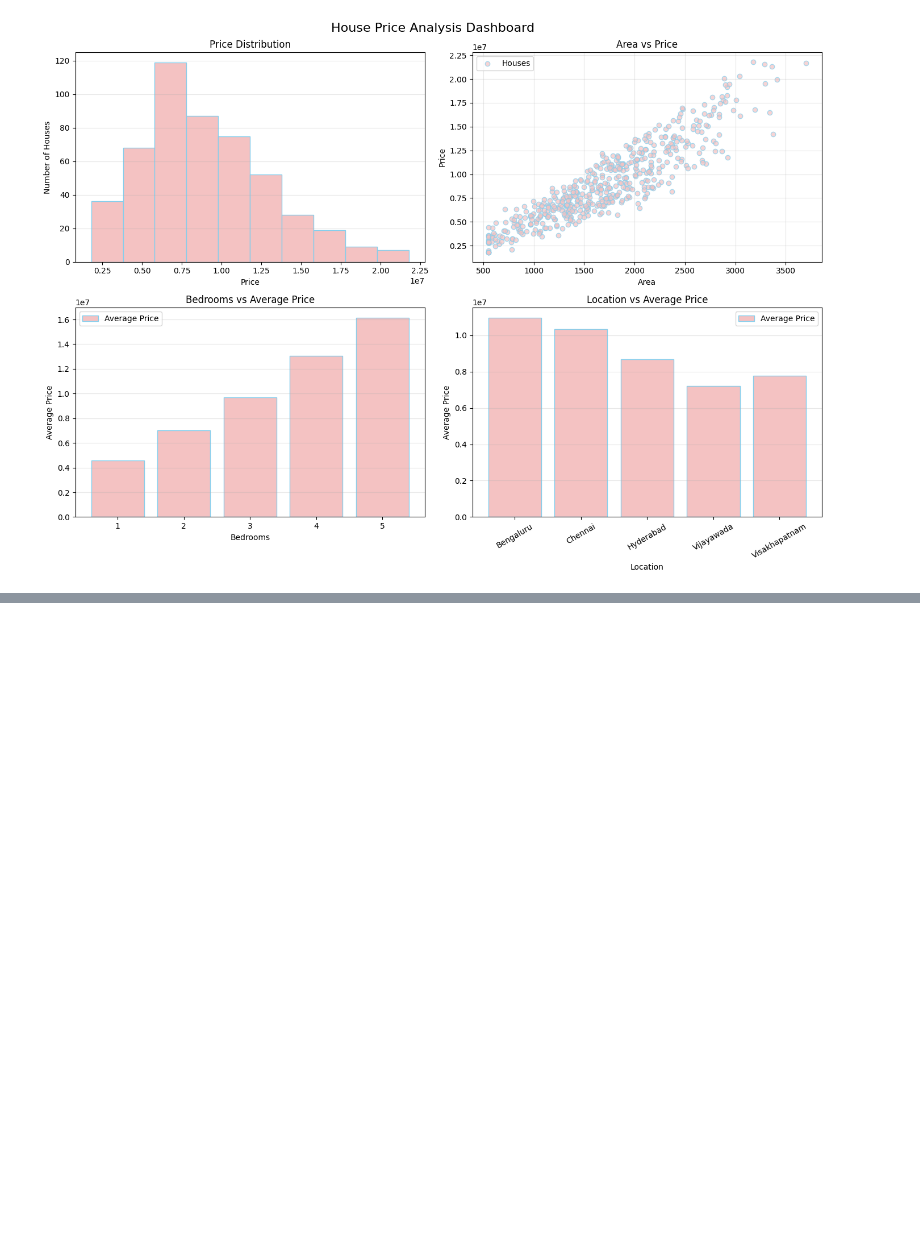
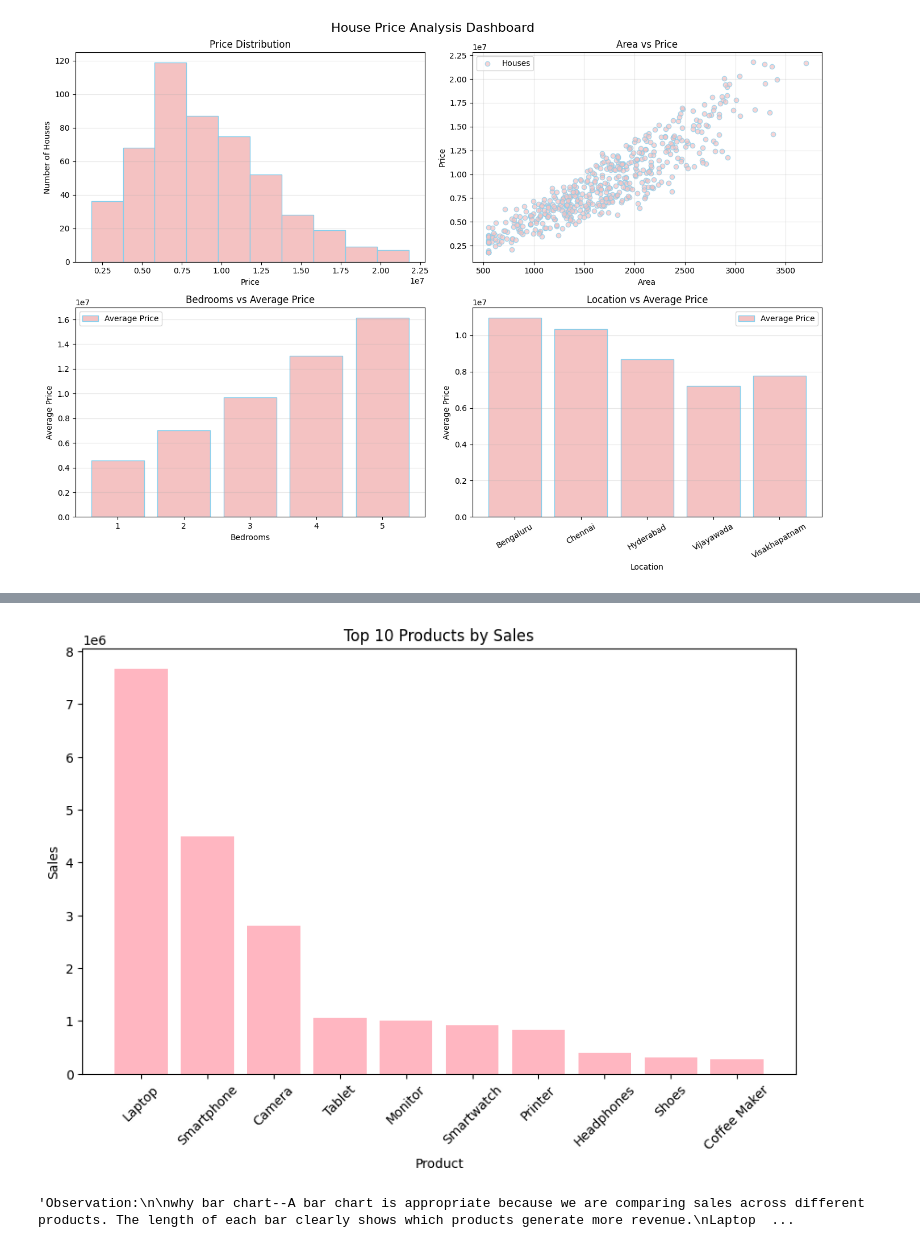
Before and after one commit to NagothuVarshitha/Data-Visualization, a Jupyter notebook: Task2_22AUG.ipynb, the cells around one changed output, grey strips where cells are left out. Saved outputs shown, nothing was run; the diff lists cells and outputs as text; code cells hidden in the pictures; blank space fills up the shorter version.

```diff
--- a/Task2_22AUG.ipynb
+++ b/Task2_22AUG.ipynb
@@ -521,0 +588,24 @@ plt.show()
+# %%
+"""
+Step 3: Find the top 10 products based on total sales and display them using a bar chart.
+A bar chart makes it easy to compare sales between individual products.
+"""
+
+top_products = df.groupby("Product")["Sales"].sum().sort_values(ascending=False).head(10)  # Calculates total sales for each product and selects the top 10.
+
+plt.figure(figsize=(10,6))  # Sets the size of the graph.
+plt.bar(top_products.index,top_products.values,color="#FFB6C1")  # Creates a bar chart using baby pink.
+plt.title("Top 10 Products by Sales")  # Sets the graph title.
+plt.xlabel("Product")  # Sets the x-axis label.
+plt.ylabel("Sales")  # Sets the y-axis label.
+plt.xticks(rotation=45)  # Rotates product names for readability.
+plt.show()  # Displays the graph.
+
+
+"""Observation:
+
+why bar chart--A bar chart is appropriate because we are comparing sales across different products. The length of each bar clearly shows which products generate more revenue.
+Laptop generates the highest sales, followed by Smartphone and Camera."""
+# %% [output]
+[figure, added]
+'Observation:\n\nwhy bar chart--A bar chart is appropriate because we are comparing sales across different products. The length of each bar clearly shows which products generate more revenue.\nLaptop  ...
```
Also changed, not shown: parts of 20 cells of this notebook, 1 other file.
